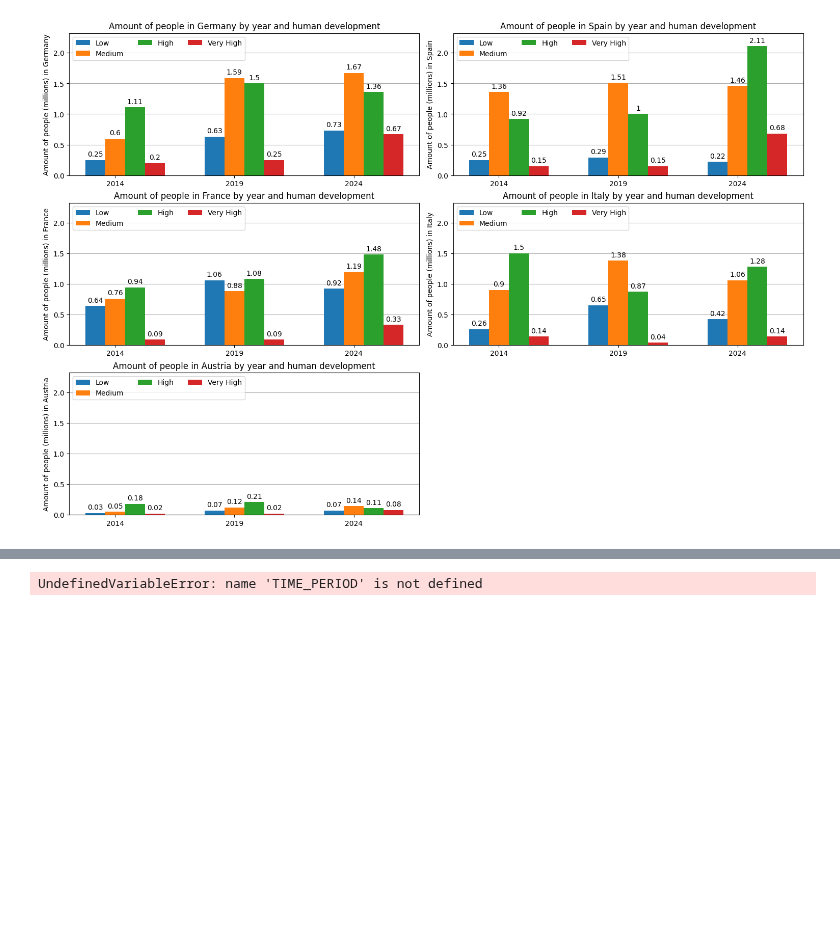
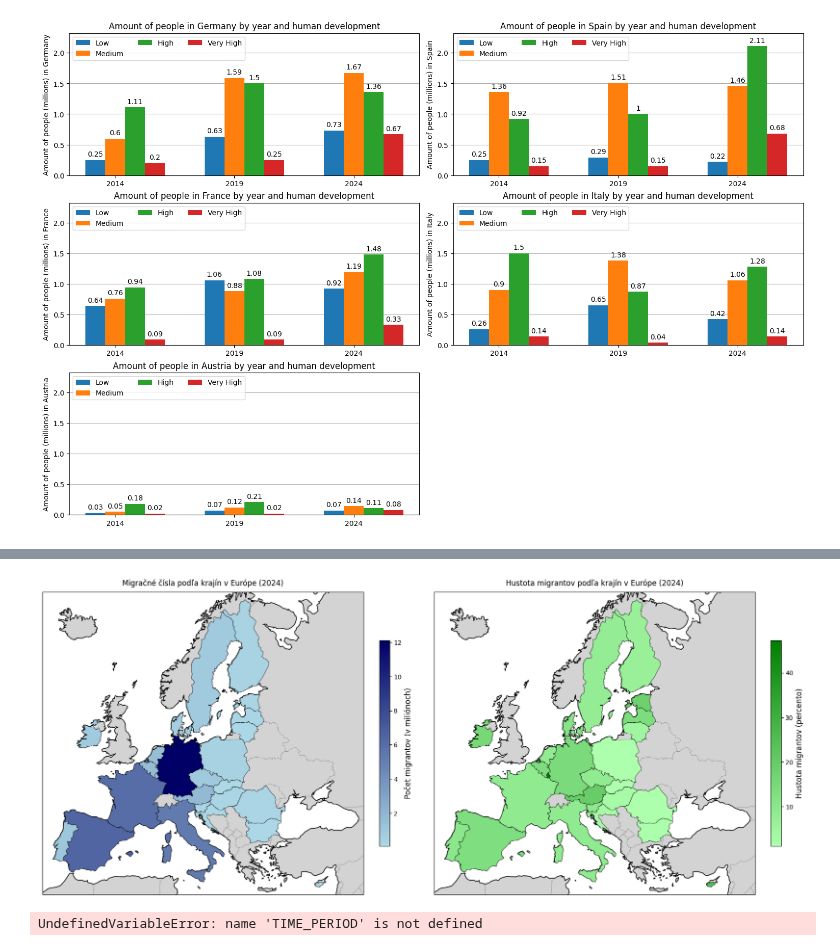
Before and after one commit to loveBeatles/datavis_project, a Jupyter notebook: group_project.ipynb, the cells around one changed output, grey strips where cells are left out. Saved outputs shown, nothing was run; the diff lists cells and outputs as text; code cells hidden in the pictures; blank space fills up the shorter version.

Commit message:
Add files via upload
Geo plot

```diff
--- a/group_project.ipynb
+++ b/group_project.ipynb
@@ -685,3 +601,93 @@ plt.show()
+# %%
+# Načítanie dátových súborov z GitHubu
+url1 = "https://raw.githubusercontent.com/loveBeatles/datavis_project/main/data/points_of_country.csv"
+url2 = "https://raw.githubusercontent.com/loveBeatles/datavis_project/main/data/MigrantsAndCitizens.csv"
+
+# Načítanie dát o krajinách (názvy, kódy, súradnice)
+data_frame_by_points_of_country = pd.read_csv(url1, usecols=['Country', 'ISO-ALPHA-2', 'Latitude', 'Longitude'])
+
+# Spracovanie dát o migrácii - transformácia do širšej tabuľky a výpočet hustoty migrantov
+df_density_migrants = (pd.read_csv(url2, usecols=['geo', 'citizen', 'OBS_VALUE'])
+                      .pivot(index='geo', columns='citizen', values='OBS_VALUE')
+                      .reset_index()
+                      .assign(density = lambda df: df['FOR_STLS'] / df['TOTAL'])
+                      .drop(['FOR_STLS', 'TOTAL'], axis=1))
+
+# Vytvorenie pomocného dátového rámca s kódmi krajín
+data = {
+    "geo": list(df['geo'].unique())
+}
+
+# Spojenie dát o polohách krajín s ich kódmi
+points = (pd.merge(pd.DataFrame(data), data_frame_by_points_of_country, left_on='geo', right_on='ISO-ALPHA-2'))
+
+# Spojenie všetkých potrebných dát do jedného rámca
+nove_frame = pd.merge(points, df_sorted_by_number_immigrates, on="geo")
+nove_frame = pd.merge(nove_frame, df_density_migrants, on="geo")
+
+# Vytvorenie obrázka s dvoma podgrafmi
+fig, (ax1, ax2) = plt.subplots(1, 2, figsize=(18, 8),
+                              subplot_kw={'projection': ccrs.LambertConformal(15.0, 50.0)})
+
+# Spoločné nastavenia pre oba grafy
+for ax in (ax1, ax2):
+    ax.set_extent([-10, 40, 35, 70], crs=ccrs.PlateCarree())  # Rozsah zobrazenia (Európa)
+    ax.add_feature(cfeature.LAND, edgecolor='black', facecolor='lightgray')  # Pozadie pevniny
+    ax.add_feature(cfeature.COASTLINE, linewidth=0.8)  # Pobrežné línie
+    ax.add_feature(cfeature.BORDERS, linestyle=':', linewidth=0.5)  # Hranice krajín
+
+# Vytvorenie farebnej mapy pre migračné údaje (od svetlej po tmavú modrú)
+cmap = LinearSegmentedColormap.from_list("light_blue_to_dark_blue", [
+    (0.678, 0.847, 0.902),  # svetlá modrá
+    (0.0, 0.0, 0.4)         # tmavá modrá
+])
+
+# Vytvorenie farebnej mapy pre hustotu migrantov (od svetlej po tmavú zelenú)
+cmap2 = LinearSegmentedColormap.from_list("light_green_to_dark_green", [
+    (0.678, 1.0, 0.678),  # svetlá zelená
+    (0.0, 0.5, 0.0)       # tmavá zelená
+])
+
+# Normalizácia hodnôt pre farebné mapovanie
+norm_obs = plt.Normalize(nove_frame['OBS_VALUE'].min(), nove_frame['OBS_VALUE'].max())
+norm_density = plt.Normalize(nove_frame['density'].min(), nove_frame['density'].max())
+
+# Vytvorenie slovníkov pre rýchle vyhľadávanie hodnôt podľa názvu krajiny
+migration_dict = dict(zip(nove_frame['Country'], nove_frame['OBS_VALUE']))
+migration_dict2 = dict(zip(nove_frame['Country'], nove_frame['density']))
+
+# Vykreslenie prvého grafu (migračné čísla)
+for country in shapereader.Reader(shapereader.natural_earth('50m', 'cultural', 'admin_0_countries')).records():
+    if country.attributes['NAME_LONG'] in migration_dict:
+        ax1.add_geometries([country.geometry], ccrs.PlateCarree(),
+                          facecolor=cmap(norm_obs(migration_dict[country.attributes['NAME_LONG']])),
+                          edgecolor='black', linewidth=0.5)
+
+# Vykreslenie druhého grafu (hustota migrantov)
+for country in shapereader.Reader(shapereader.natural_earth('50m', 'cultural', 'admin_0_countries')).records():
+    if country.attributes['NAME_LONG'] in migration_dict2:
+        ax2.add_geometries([country.geometry], ccrs.PlateCarree(),
+                           facecolor=cmap2(norm_density(migration_dict2[country.attributes['NAME_LONG']])),
+                           edgecolor='black', linewidth=0.5)
+
+# Pridanie farebnej legendy pre prvý graf
+cbar1 = plt.colorbar(plt.cm.ScalarMappable(cmap=cmap, norm=norm_obs), ax=ax1, shrink=0.6, pad=0.04)
+cbar1.set_label('Počet migrantov (v miliónoch)', fontsize=12)
+cbar1.set_ticklabels([0, 2, 4, 6, 8, 10, 12])
+ax1.set_title('Migračné čísla podľa krajín v Európe (2024)', fontsize=12, pad=10)
+
+# Pridanie farebnej legendy pre druhý graf
+cbar2 = plt.colorbar(plt.cm.ScalarMappable(cmap=cmap2, norm=norm_density), ax=ax2, shrink=0.6, pad=0.04)
+cbar2.set_label('Hustota migrantov (percento)', fontsize=12)
+cbar2.set_ticklabels([0, 10, 20, 30, 40])
+ax2.set_title('Hustota migrantov podľa krajín v Európe (2024)', fontsize=12, pad=10)
+
+# Úprava rozloženia grafov
+plt.tight_layout()
+
+pass
+# %% [output]
+[figure, added]
 # %%
 df['OBS_VALUE_milion'] = df['OBS_VALUE'] /1000000
 osnova = df[df['geo'].isin(countries_highest_number_immigrates)]
```
Also changed, not shown: parts of 3 cells of this notebook.
